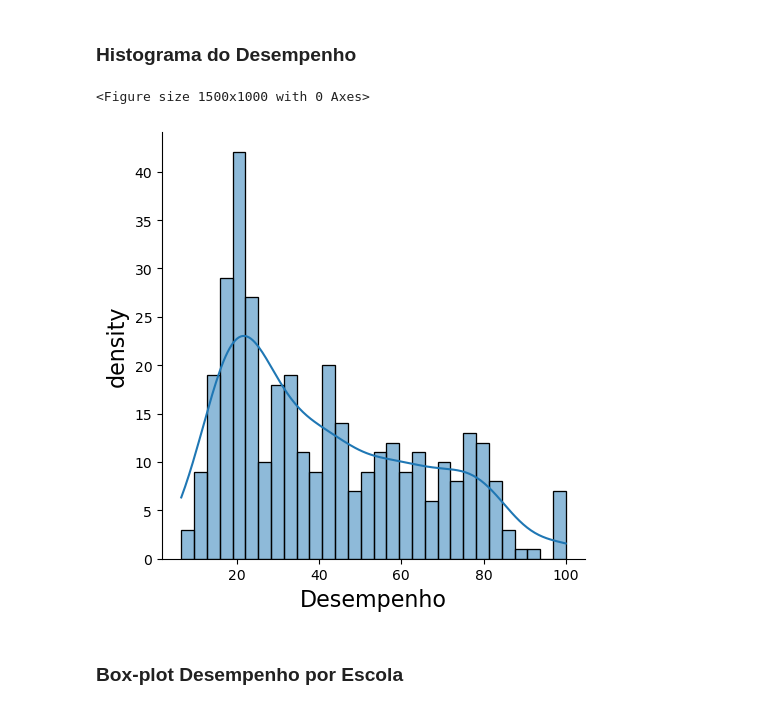
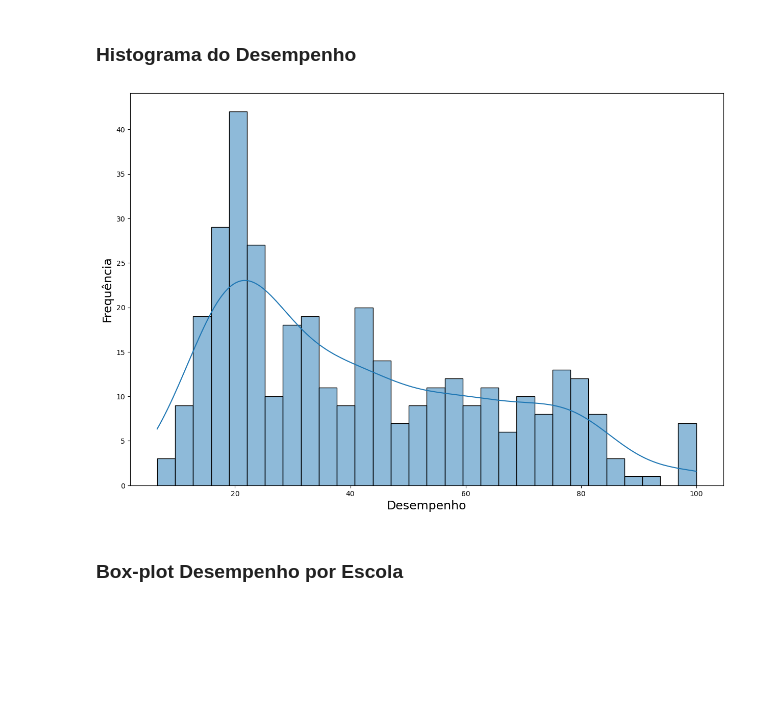
Before and after one commit to leosmundim/generalized_linear_mixed_model-GLMM-, a Jupyter notebook: Modelo_Multinivel_2_base_estudante_escola.ipynb, the cells around one changed output. Drawn from its saved outputs; the diff is of its cells as text; code cells hidden in the pictures; blank space fills up the shorter version.

```diff
--- a/Modelo_Multinivel_2_base_estudante_escola.ipynb
+++ b/Modelo_Multinivel_2_base_estudante_escola.ipynb
@@ -26,8 +26,8 @@ Quantidade de horas de estudos semanais <br>
 Tempo de Experiência médio dos professores na referida escola <br>
 # %%
 df_escola = pd.read_csv(r'bases\estudante_escola.csv')
-df_escola['estudante'] = df_escola['estudante'].astype('str')
-df_escola['escola'] = df_escola['escola'].astype('str')
+df_escola['estudante'] = df_escola['estudante'].astype('category')
+df_escola['escola'] = df_escola['escola'].astype('category')
 df_escola
 # %% [output]
 |  | estudante | escola | desempenho | horas | texp |
@@ -112,13 +118,12 @@ sns.boxplot(y=df_escola.desempenho)
 # %%
 from scipy.stats import norm
 
 plt.figure(figsize=(15,10))
-sns.displot(df_escola.desempenho, kde=True, bins=30)
-plt.xlabel('Desempenho', fontsize=16)
-plt.ylabel('density', fontsize=16)
+sns.histplot(df_escola.desempenho, kde=True, bins=30)
+plt.xlabel('Desempenho', fontsize=17)
+plt.ylabel('Frequência', fontsize=17)
 plt.show()
 # %% [output]
-<Figure size 1500x1000 with 0 Axes>
-[figure, old version]
+[figure, new version]
 # %% [markdown]
 ### Box-plot Desempenho por Escola
```
Also changed, not shown: parts of 34 cells of this notebook.
